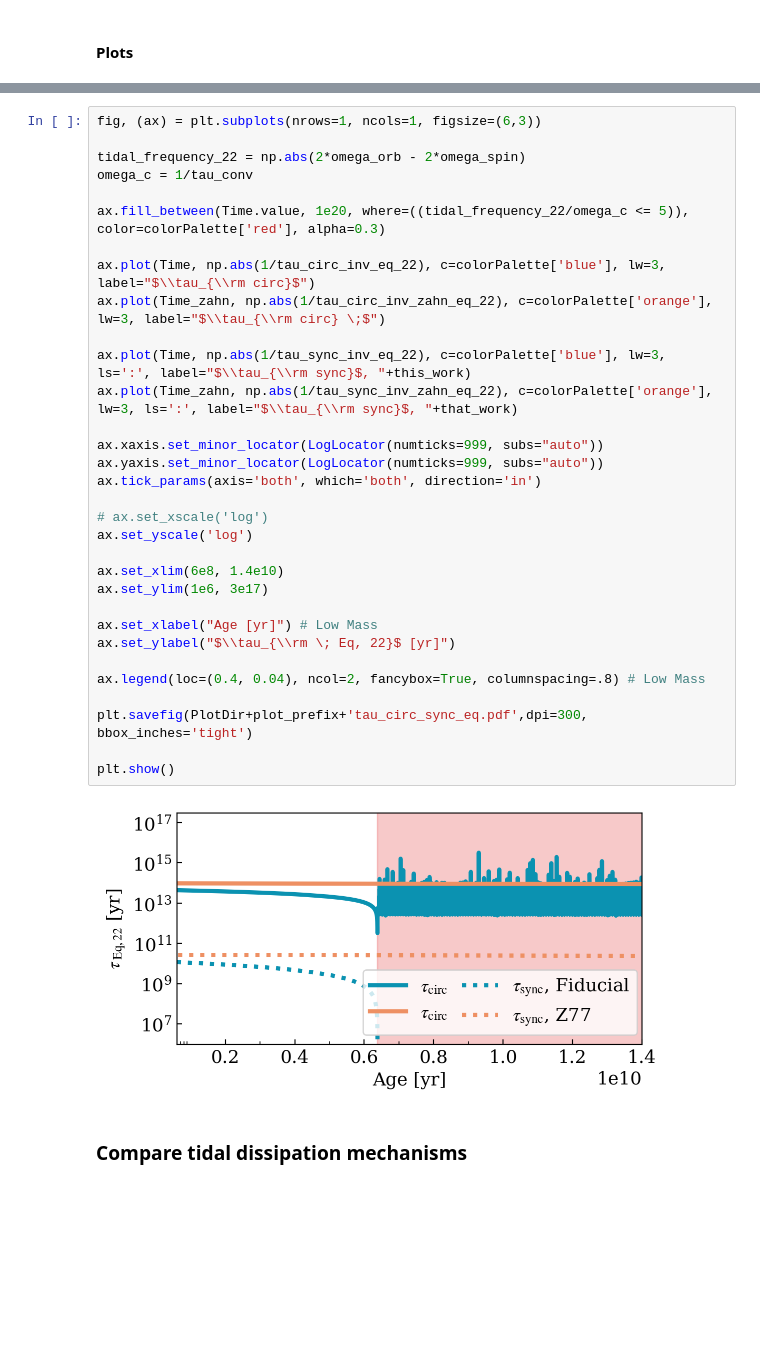
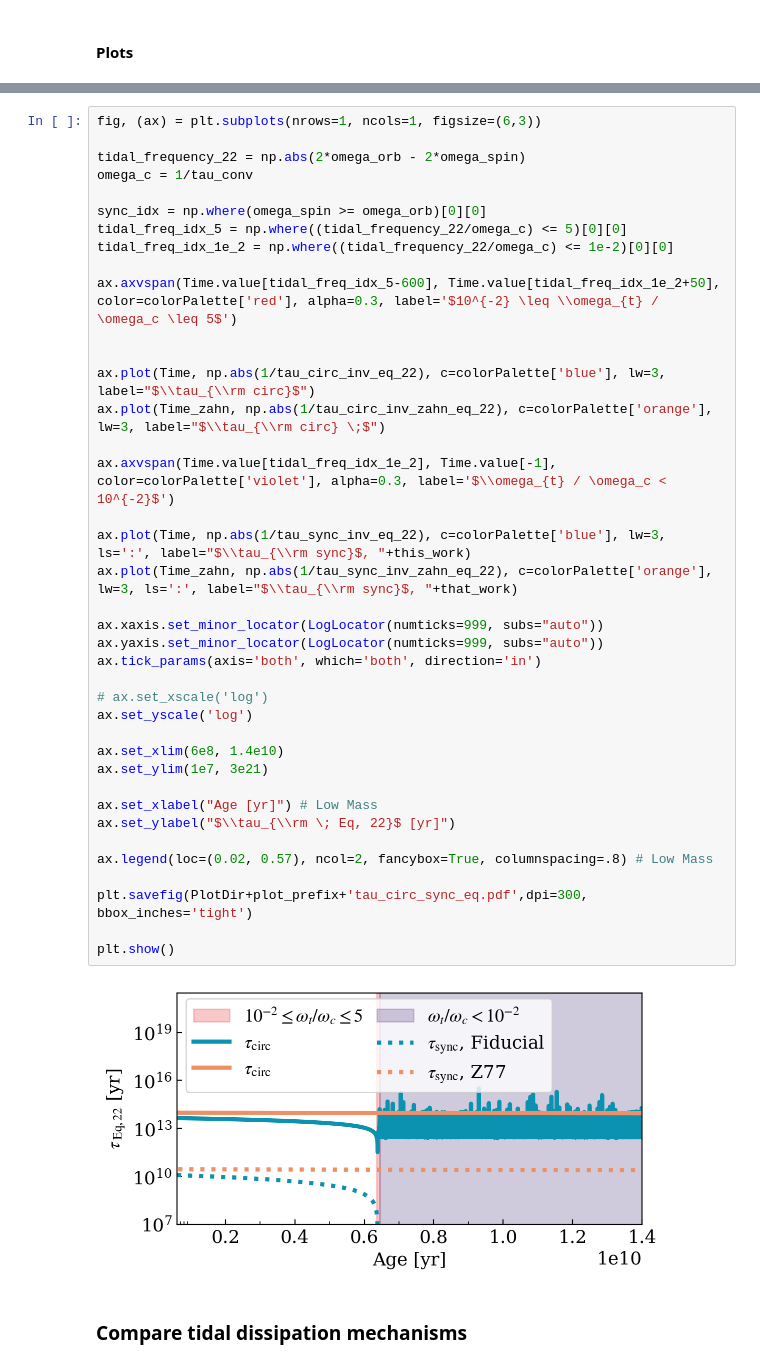
Before and after one commit to veome22/modern_tidal_interaction_models_methods, a Jupyter notebook: Sec_3_individual_binary_plots.ipynb, the cells around one changed output, grey strips where cells are left out. Drawn from its saved outputs; the diff is of its cells as text; blank space fills up the shorter version.

```diff
--- a/Sec_3_individual_binary_plots.ipynb
+++ b/Sec_3_individual_binary_plots.ipynb
@@ -529,37 +532,44 @@ plt.show()
 # %%
 fig, (ax) = plt.subplots(nrows=1, ncols=1, figsize=(6,3))
 
 tidal_frequency_22 = np.abs(2*omega_orb - 2*omega_spin)
 omega_c = 1/tau_conv
 
-ax.fill_between(Time.value, 1e20, where=((tidal_frequency_22/omega_c <= 5)), color=colorPalette['red'], alpha=0.3)
+sync_idx = np.where(omega_spin >= omega_orb)[0][0]
+tidal_freq_idx_5 = np.where((tidal_frequency_22/omega_c) <= 5)[0][0]
+tidal_freq_idx_1e_2 = np.where((tidal_frequency_22/omega_c) <= 1e-2)[0][0]
+
+ax.axvspan(Time.value[tidal_freq_idx_5-600], Time.value[tidal_freq_idx_1e_2+50], color=colorPalette['red'], alpha=0.3, label='$10^{-2} \leq \\omega_{t} / \omega_c \leq 5$')
+
 
 ax.plot(Time, np.abs(1/tau_circ_inv_eq_22), c=colorPalette['blue'], lw=3, label="$\\tau_{\\rm circ}$")
 ax.plot(Time_zahn, np.abs(1/tau_circ_inv_zahn_eq_22), c=colorPalette['orange'], lw=3, label="$\\tau_{\\rm circ} \;$")
+
+ax.axvspan(Time.value[tidal_freq_idx_1e_2], Time.value[-1], color=colorPalette['violet'], alpha=0.3, label='$\\omega_{t} / \omega_c < 10^{-2}$')
 
 ax.plot(Time, np.abs(1/tau_sync_inv_eq_22), c=colorPalette['blue'], lw=3, ls=':', label="$\\tau_{\\rm sync}$, "+this_work)
 ax.plot(Time_zahn, np.abs(1/tau_sync_inv_zahn_eq_22), c=colorPalette['orange'], lw=3, ls=':', label="$\\tau_{\\rm sync}$, "+that_work)
 
 ax.xaxis.set_minor_locator(LogLocator(numticks=999, subs="auto"))
 ax.yaxis.set_minor_locator(LogLocator(numticks=999, subs="auto"))
 ax.tick_params(axis='both', which='both', direction='in')
 
 # ax.set_xscale('log')
 ax.set_yscale('log')
 
 ax.set_xlim(6e8, 1.4e10)
-ax.set_ylim(1e6, 3e17)
+ax.set_ylim(1e7, 3e21)
 
 ax.set_xlabel("Age [yr]") # Low Mass
 ax.set_ylabel("$\\tau_{\\rm \; Eq, 22}$ [yr]")
 
-ax.legend(loc=(0.4, 0.04), ncol=2, fancybox=True, columnspacing=.8) # Low Mass
+ax.legend(loc=(0.02, 0.57), ncol=2, fancybox=True, columnspacing=.8) # Low Mass
 
 plt.savefig(PlotDir+plot_prefix+'tau_circ_sync_eq.pdf',dpi=300, bbox_inches='tight')
 
 plt.show()
 # %% [output]
-[figure, old version]
+[figure, new version]
 # %% [markdown]
 ### Compare tidal dissipation mechanisms
 # %%
```
Also changed, not shown: parts of 3 cells of this notebook, 2 other files.
